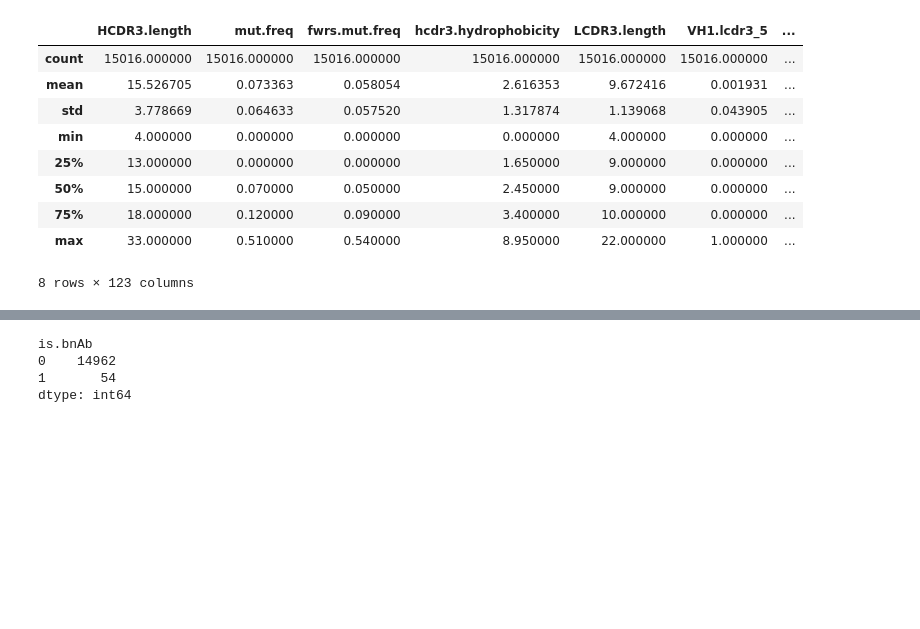
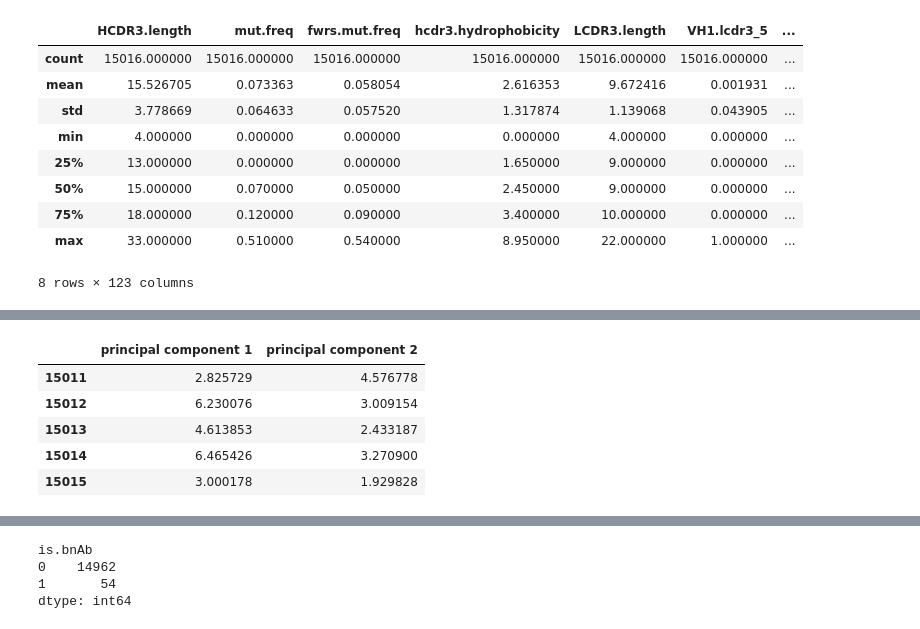
Before and after one commit to MathildeFogPerez/manuscript-bnab-foglierini, a Jupyter notebook: DecisionTree_RandomForest_PUB.ipynb, the cells around one changed output, grey strips where cells are left out. Saved outputs shown, nothing was run; the diff lists cells and outputs as text; code cells hidden in the pictures; blank space fills up the shorter version.

```diff
--- a/DecisionTree_RandomForest_PUB.ipynb
+++ b/DecisionTree_RandomForest_PUB.ipynb
@@ -98,0 +127,14 @@ df.describe()
+# %%
+from sklearn.decomposition import PCA
+pca = PCA(n_components=2)
+principalComponents = pca.fit_transform(x)
+principal_Df = pd.DataFrame(data = principalComponents
+             , columns = ['principal component 1', 'principal component 2'])
+principal_Df.tail()
+# %% [output]
+|  | principal component 1 | principal component 2 |
+| 15011 | 2.825729 | 4.576778 |
+| 15012 | 6.230076 | 3.009154 |
+| 15013 | 4.613853 | 2.433187 |
+| 15014 | 6.465426 | 3.270900 |
+| 15015 | 3.000178 | 1.929828 |
```
Also changed, not shown: parts of 9 cells of this notebook, 3 other files.
